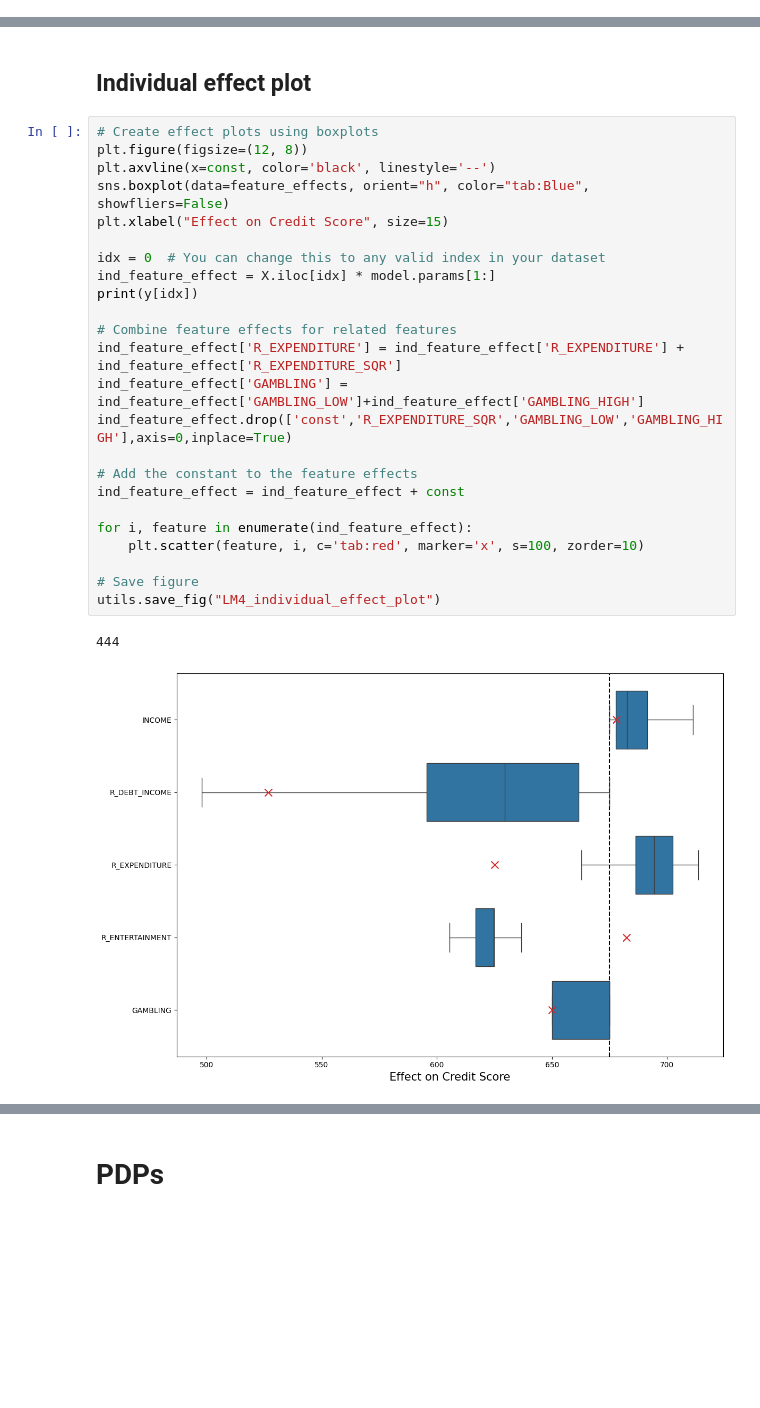
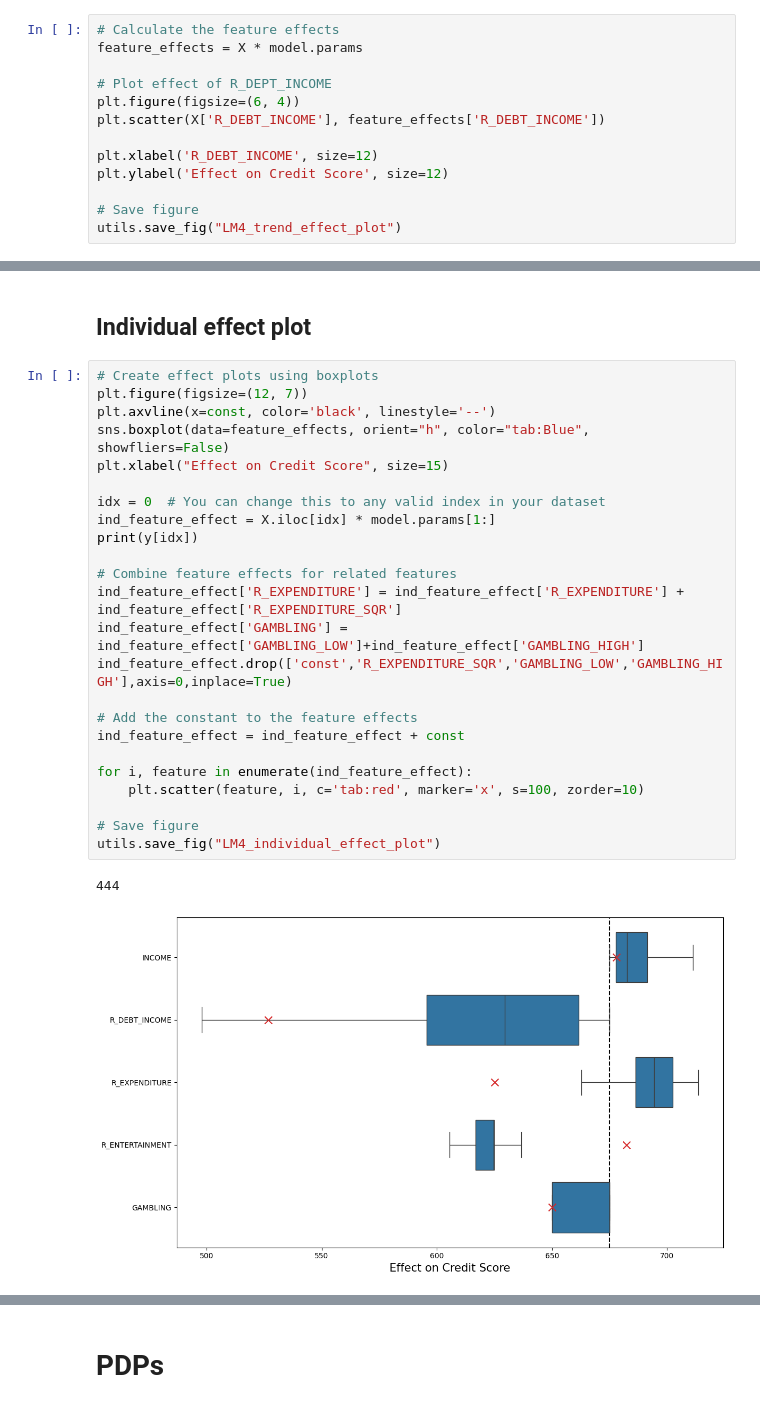
Before and after one commit to a-data-odyssey/XAI-tutorial, a Jupyter notebook: src/linear_models/linear_regression.ipynb, the cells around one changed output, grey strips where cells are left out. Drawn from its saved outputs; the diff is of its cells as text; blank space fills up the shorter version.

Commit message:
updatex linear models code

```diff
--- a/src/linear_models/linear_regression.ipynb
+++ b/src/linear_models/linear_regression.ipynb
@@ -241,0 +320,13 @@ utils.save_fig("LM4_adjusted_effect_plot")
+# %%
+# Calculate the feature effects
+feature_effects = X * model.params
+
+# Plot effect of R_DEPT_INCOME
+plt.figure(figsize=(6, 4))
+plt.scatter(X['R_DEBT_INCOME'], feature_effects['R_DEBT_INCOME'])
+
+plt.xlabel('R_DEBT_INCOME', size=12)
+plt.ylabel('Effect on Credit Score', size=12)
+
+# Save figure
+utils.save_fig("LM4_trend_effect_plot")
@@ -243,28 +336,28 @@ utils.save_fig("LM4_adjusted_effect_plot")
 ## Individual effect plot
 # %%
 # Create effect plots using boxplots
-plt.figure(figsize=(12, 8))
+plt.figure(figsize=(12, 7))
 plt.axvline(x=const, color='black', linestyle='--')
 sns.boxplot(data=feature_effects, orient="h", color="tab:Blue", showfliers=False)
 plt.xlabel("Effect on Credit Score", size=15)
 
 idx = 0  # You can change this to any valid index in your dataset
 ind_feature_effect = X.iloc[idx] * model.params[1:]
 print(y[idx])
 
 # Combine feature effects for related features
 ind_feature_effect['R_EXPENDITURE'] = ind_feature_effect['R_EXPENDITURE'] + ind_feature_effect['R_EXPENDITURE_SQR']
 ind_feature_effect['GAMBLING'] = ind_feature_effect['GAMBLING_LOW']+ind_feature_effect['GAMBLING_HIGH']
 ind_feature_effect.drop(['const','R_EXPENDITURE_SQR','GAMBLING_LOW','GAMBLING_HIGH'],axis=0,inplace=True)
 
 # Add the constant to the feature effects
 ind_feature_effect = ind_feature_effect + const
 
 for i, feature in enumerate(ind_feature_effect):
     plt.scatter(feature, i, c='tab:red', marker='x', s=100, zorder=10)
 
 # Save figure
 utils.save_fig("LM4_individual_effect_plot")
 # %% [output]
 444
-[figure, old version]
+[figure, new version]
```
Also changed, not shown: parts of 19 cells of this notebook, 3 other files.
